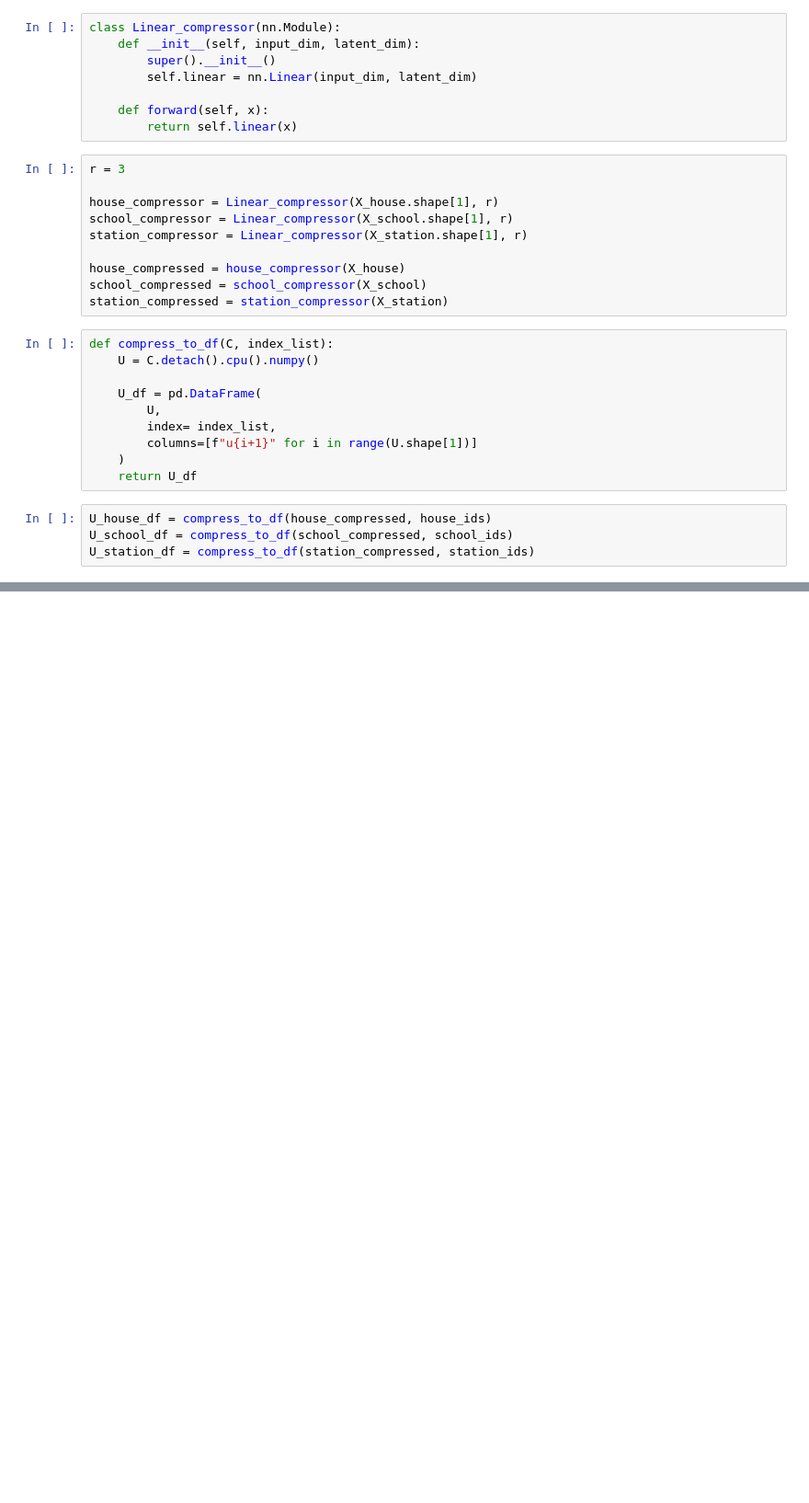
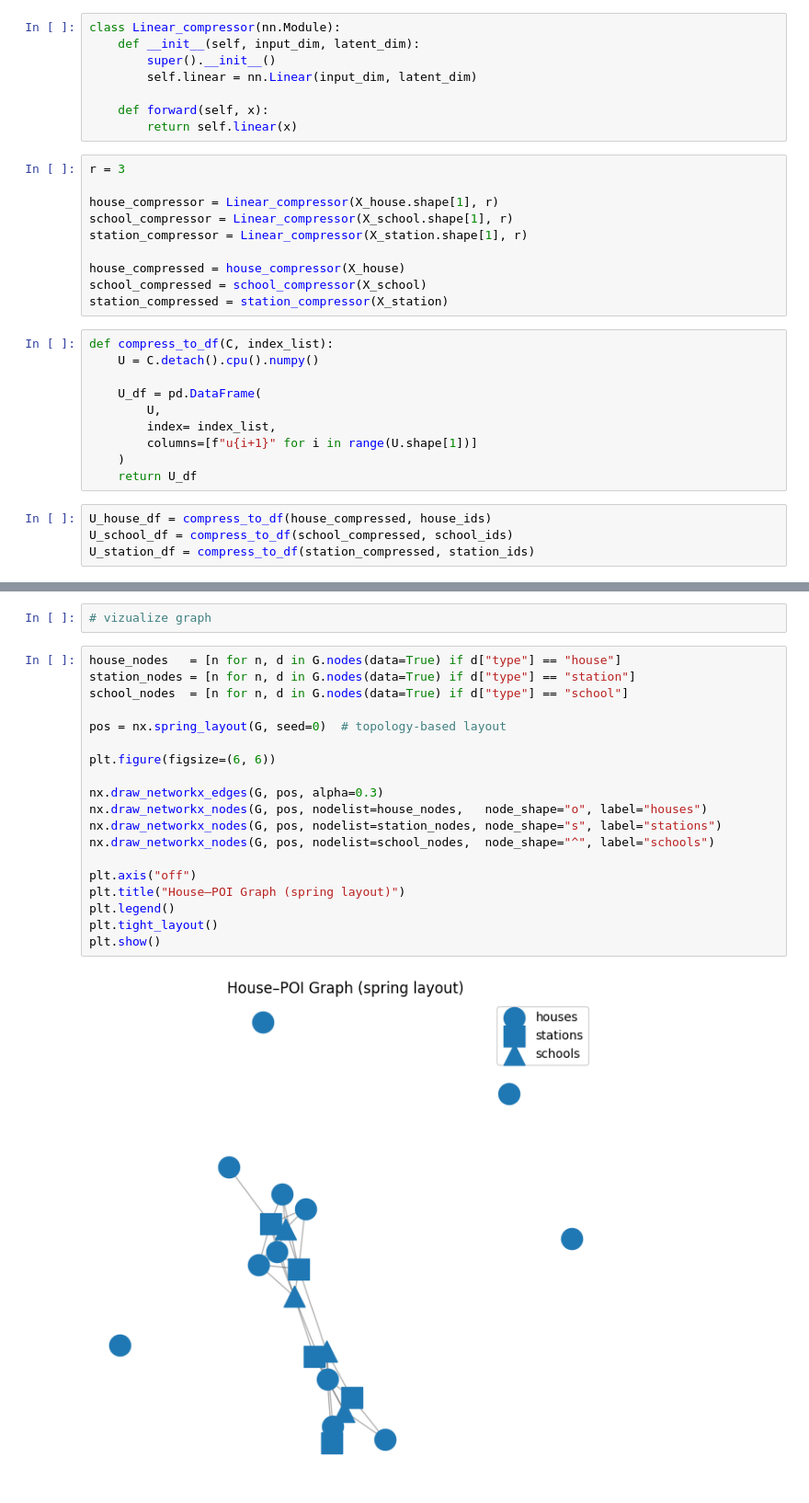
Before and after one commit to guscastilloa/GSNE-replication, a Jupyter notebook: minimal_example/synth_example.ipynb, the cells around one changed output, grey strips where cells are left out. Shown at 92% size. Saved outputs shown, nothing was run; the diff lists cells and outputs as text; blank space fills up the shorter version.

```diff
--- a/minimal_example/synth_example.ipynb
+++ b/minimal_example/synth_example.ipynb
@@ -218,0 +256,23 @@ U_station_df = compress_to_df(station_compressed, station_ids)
+# %%
+# vizualize graph
+# %%
+house_nodes   = [n for n, d in G.nodes(data=True) if d["type"] == "house"]
+station_nodes = [n for n, d in G.nodes(data=True) if d["type"] == "station"]
+school_nodes  = [n for n, d in G.nodes(data=True) if d["type"] == "school"]
+
+pos = nx.spring_layout(G, seed=0)  # topology-based layout
+
+plt.figure(figsize=(6, 6))
+
+nx.draw_networkx_edges(G, pos, alpha=0.3)
+nx.draw_networkx_nodes(G, pos, nodelist=house_nodes,   node_shape="o", label="houses")
+nx.draw_networkx_nodes(G, pos, nodelist=station_nodes, node_shape="s", label="stations")
+nx.draw_networkx_nodes(G, pos, nodelist=school_nodes,  node_shape="^", label="schools")
+
+plt.axis("off")
+plt.title("House–POI Graph (spring layout)")
+plt.legend()
+plt.tight_layout()
+plt.show()
+# %% [output]
+[figure, added]
```
Also changed, not shown: parts of 6 cells of this notebook, 1 other file.
